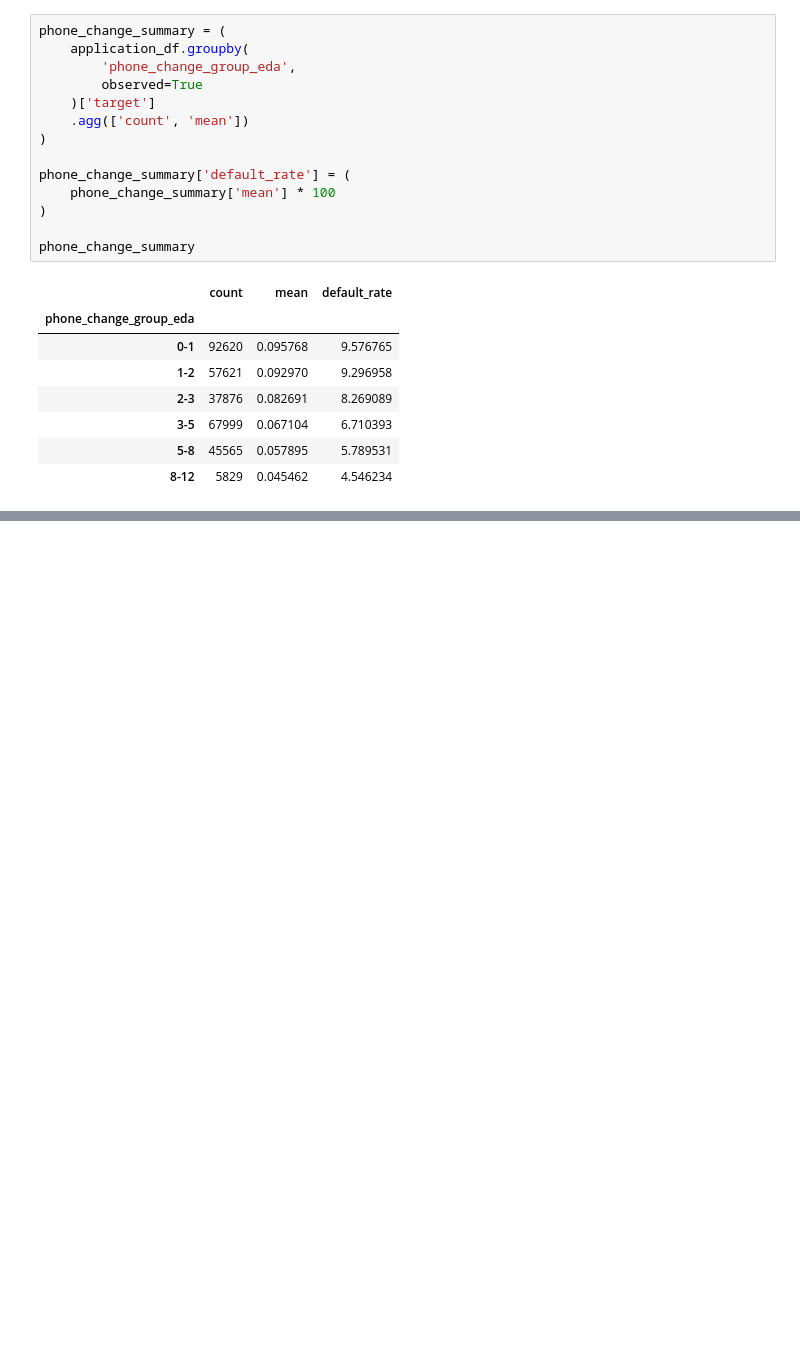
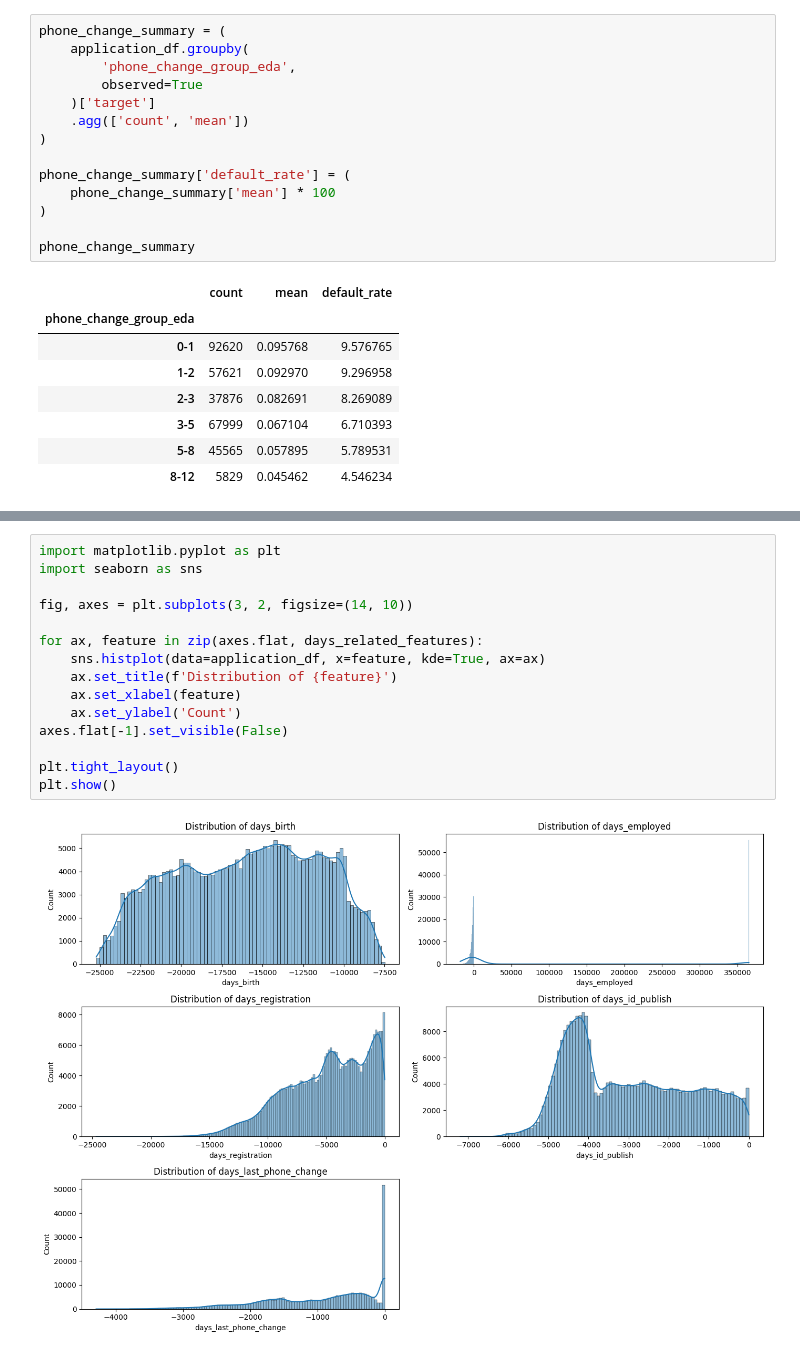
Before and after one commit to Roxy099/data_science_project, a Jupyter notebook: notebooks/baseline_model.ipynb, the cells around one changed output, grey strips where cells are left out. Cells and saved outputs as stored; diff of their text form; blank space fills up the shorter version.

```diff
--- a/notebooks/baseline_model.ipynb
+++ b/notebooks/baseline_model.ipynb
@@ -1675,0 +1697,17 @@ phone_change_summary
+# %%
+import matplotlib.pyplot as plt
+import seaborn as sns
+
+fig, axes = plt.subplots(3, 2, figsize=(14, 10))
+
+for ax, feature in zip(axes.flat, days_related_features):
+    sns.histplot(data=application_df, x=feature, kde=True, ax=ax)
+    ax.set_title(f'Distribution of {feature}')
+    ax.set_xlabel(feature)
+    ax.set_ylabel('Count')
+axes.flat[-1].set_visible(False)
+
+plt.tight_layout()
+plt.show()
+# %% [output]
+[figure, added]
```
Also changed, not shown: parts of 14 cells of this notebook.
